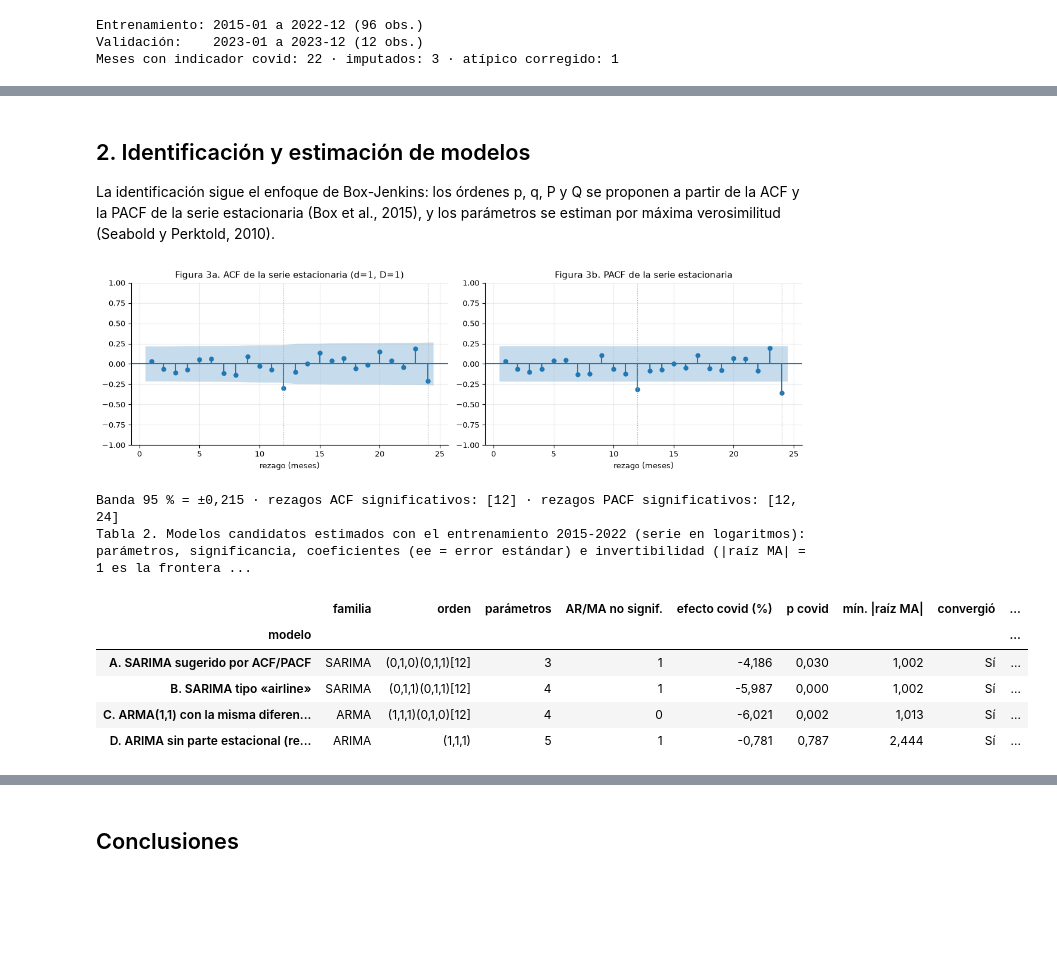
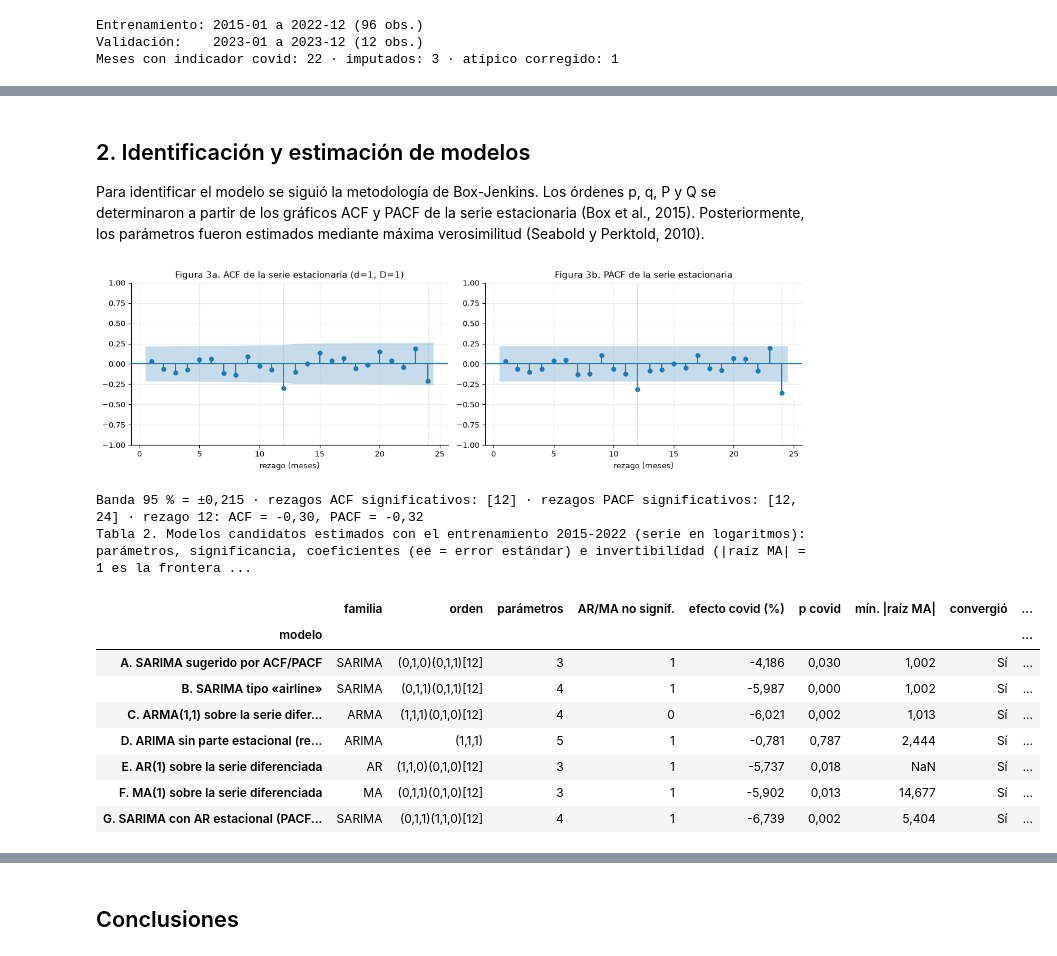
Before and after one commit to robertomoncada-blip/Magister_ciencia_datos, a Jupyter notebook: MCDI505/notebooks/mcdi505_f2rmoncada.ipynb, the cells around one changed output, grey strips where cells are left out. Drawn from its saved outputs; the diff is of its cells as text; code cells hidden in the pictures; blank space fills up the shorter version.

```diff
--- a/MCDI505/notebooks/mcdi505_f2rmoncada.ipynb
+++ b/MCDI505/notebooks/mcdi505_f2rmoncada.ipynb
@@ -186,7 +170,6 @@ interpretacion("1", texto)
 # %% [markdown]
 ## 2. Identificación y estimación de modelos
-
-La identificación sigue el enfoque de Box-Jenkins: los órdenes p, q, P y Q se proponen a partir de la ACF y la PACF de la serie estacionaria (Box et al., 2015), y los parámetros se estiman por máxima verosimilitud (Seabold y Perktold, 2010).
+Para identificar el modelo se siguió la metodología de Box-Jenkins. Los órdenes p, q, P y Q se determinaron a partir de los gráficos ACF y PACF de la serie estacionaria (Box et al., 2015). Posteriormente, los parámetros fueron estimados mediante máxima verosimilitud (Seabold y Perktold, 2010).
 # %%
 # ============================================================
 # 2. ACF/PACF de la serie estacionaria, candidatos y estimación (entrenamiento 2015-2022)
@@ -206,7 +189,8 @@ for ax in axes:
     for k in (12, 24):
         ax.axvline(k, color=GRIS, ls=":", lw=0.8)
 plt.tight_layout(); plt.show()
-print(f"Banda 95 % = ±{c(banda, 3)} · rezagos ACF significativos: {sig_acf} · rezagos PACF significativos: {sig_pacf}")
+print(f"Banda 95 % = ±{c(banda, 3)} · rezagos ACF significativos: {sig_acf} · rezagos PACF significativos: {sig_pacf} · "
+      f"rezago {S}: ACF = {c(r_w[S])}, PACF = {c(p_w[S])}")
 
 # ---- Órdenes sugeridos por la evidencia (regla explícita) ----
 def mayor_corto(sig, tope=3):
@@ -223,8 +207,11 @@ d, D = d_sel, D_sel
 candidatos = [
     ("A. SARIMA sugerido por ACF/PACF", "SARIMA", (p_sug, d, q_sug, P_sug, D, Q_sug)),
     ("B. SARIMA tipo «airline»",        "SARIMA", (0, d, 1, 0, D, 1)),
-    ("C. ARMA(1,1) con la misma diferenciación", "ARMA", (1, d, 1, 0, D, 0)),
+    ("C. ARMA(1,1) sobre la serie diferenciada", "ARMA", (1, d, 1, 0, D, 0)),
     ("D. ARIMA sin parte estacional (referencia)", "ARIMA", (1, 1, 1, 0, 0, 0)),
+    ("E. AR(1) sobre la serie diferenciada", "AR", (1, d, 0, 0, D, 0)),
+    ("F. MA(1) sobre la serie diferenciada", "MA", (0, d, 1, 0, D, 0)),
+    ("G. SARIMA con AR estacional (PACF en el rezago 24)", "SARIMA", (0, d, 1, 1, D, 0)),
 ]
 vistos, unicos = set(), []
 for nom, fam, spec in candidatos:
@@ -264,33 +251,36 @@ for nom, fam, spec in candidatos:
     filas.append({"modelo": nom, "familia": fam, "orden": f"({p},{d_},{q})({P},{D_},{Q})[{S}]" if (P or D_ or Q) else f"({p},{d_},{q})",
                   "parámetros": len(res.params), "AR/MA no signif.": int((pvs >= 0.05).sum()),
                   "efecto covid (%)": 100 * (np.exp(res.params["covid"]) - 1), "p covid": res.pvalues["covid"],
                   "mín. |raíz MA|": raiz,
                   "convergió": "Sí" if (res.mle_retvals.get("converged", True) if getattr(res, "mle_retvals", None) else True) else "No",
                   "coeficientes: estimación (ee; valor-p)": "; ".join(
                       f"{n} = {c(res.params[n], 3)} (ee {c(res.bse[n], 3)}; {pp(res.pvalues[n])})"
                       for n in res.params.index if n != "sigma2")})
 tab2 = pd.DataFrame(filas).set_index("modelo")
 tab2[["efecto covid (%)", "p covid"]] = tab2[["efecto covid (%)", "p covid"]].round(3)
 # Frontera de invertibilidad: si alguna raíz MA tiene módulo cercano a 1, se reestima sin la restricción
 FRONTERA = 1.05
 frontera = {}
 for nom, r in resultados.items():
     if r["raiz"] < FRONTERA:
         ma = [k for k in r["res"].params.index if k.startswith("ma.")]
         k_ = max(ma, key=lambda k: abs(r["res"].params[k]))          # término MA más cercano a ±1
         libre = ajustar(ly_train, r["spec"], invertible=False)
         frontera[nom] = {"param": k_, "coef": r["res"].params[k_], "libre": libre.params[k_],
                          "dllf": libre.llf - r["res"].llf}
 print("Tabla 2. Modelos candidatos estimados con el entrenamiento 2015-2022 (serie en logaritmos): parámetros, significancia, "
       "coeficientes (ee = error estándar) e invertibilidad (|raíz MA| = 1 es la frontera)")
 display(tab2)
 # %% [output]
 [figure]
-Banda 95 % = ±0,215 · rezagos ACF significativos: [12] · rezagos PACF significativos: [12, 24]
+Banda 95 % = ±0,215 · rezagos ACF significativos: [12] · rezagos PACF significativos: [12, 24] · rezago 12: ACF = -0,30, PACF = -0,32
 Tabla 2. Modelos candidatos estimados con el entrenamiento 2015-2022 (serie en logaritmos): parámetros, significancia, coeficientes (ee = error estándar) e invertibilidad (|raíz MA| = 1 es la frontera ...
 |  | familia | orden | parámetros | AR/MA no signif. | efecto covid (%) | p covid | mín. |raíz MA| | convergió | ... |
 | modelo |  |  |  |  |  |  |  |  | ... |
 | A. SARIMA sugerido por ACF/PACF | SARIMA | (0,1,0)(0,1,1)[12] | 3 | 1 | -4,186 | 0,030 | 1,002 | Sí | ... |
 | B. SARIMA tipo «airline» | SARIMA | (0,1,1)(0,1,1)[12] | 4 | 1 | -5,987 | 0,000 | 1,002 | Sí | ... |
-| C. ARMA(1,1) con la misma diferen... | ARMA | (1,1,1)(0,1,0)[12] | 4 | 0 | -6,021 | 0,002 | 1,013 | Sí | ... |
+| C. ARMA(1,1) sobre la serie difer... | ARMA | (1,1,1)(0,1,0)[12] | 4 | 0 | -6,021 | 0,002 | 1,013 | Sí | ... |
 | D. ARIMA sin parte estacional (re... | ARIMA | (1,1,1) | 5 | 1 | -0,781 | 0,787 | 2,444 | Sí | ... |
+| E. AR(1) sobre la serie diferenciada | AR | (1,1,0)(0,1,0)[12] | 3 | 1 | -5,737 | 0,018 | NaN | Sí | ... |
+| F. MA(1) sobre la serie diferenciada | MA | (0,1,1)(0,1,0)[12] | 3 | 1 | -5,902 | 0,013 | 14,677 | Sí | ... |
+| G. SARIMA con AR estacional (PACF... | SARIMA | (0,1,1)(1,1,0)[12] | 4 | 1 | -6,739 | 0,002 | 5,404 | Sí | ... |
```
Also changed, not shown: parts of 23 cells of this notebook, 1 other file.
